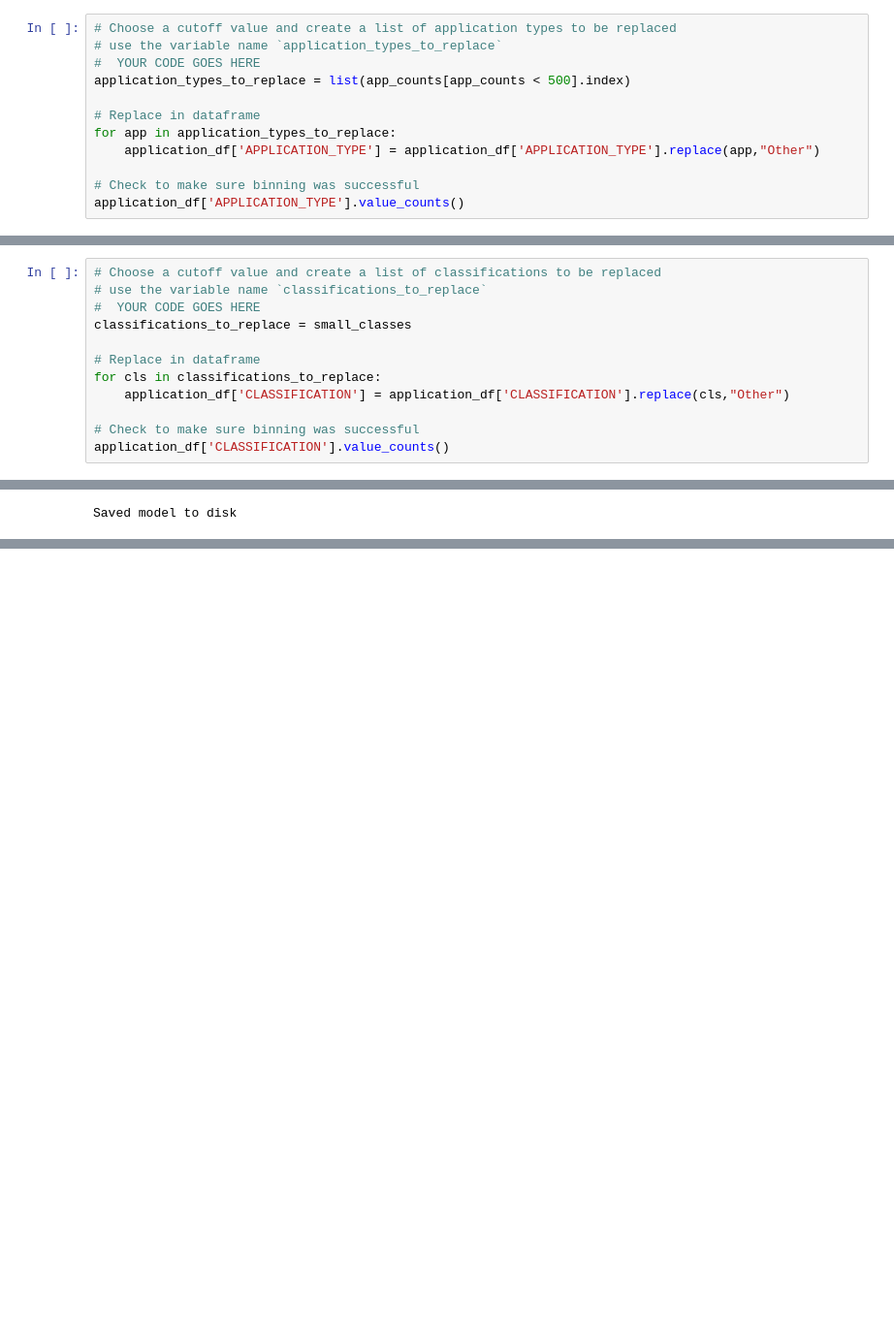
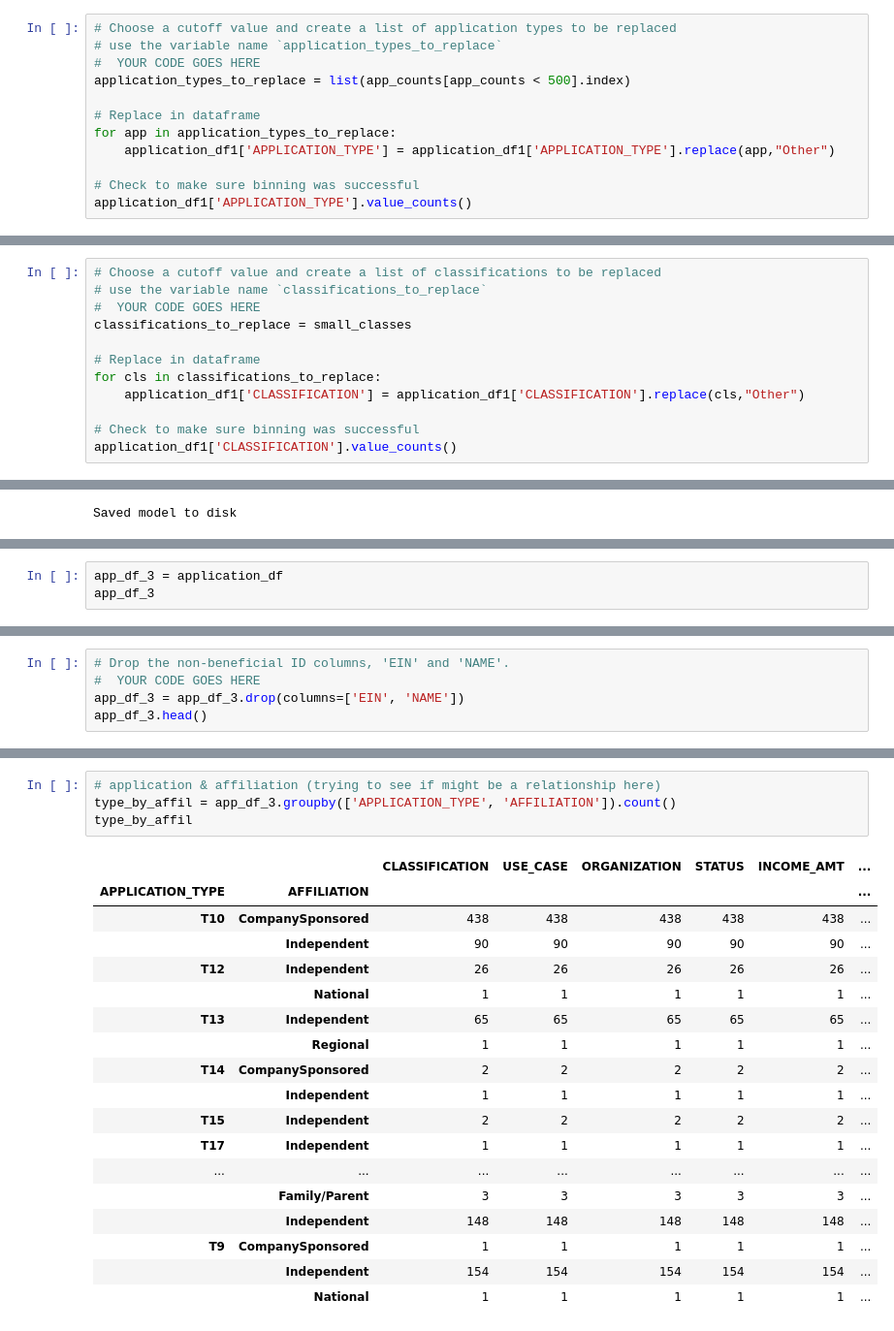
Before and after one commit to juliemcbaker/alphabet_optimization, a Jupyter notebook: AlphabetSoupCharity_Optimization.ipynb, the cells around one changed output, grey strips where cells are left out. Shown: that part at 97% size. Cells and saved outputs as stored; diff of their text form; blank space fills up the shorter version.

```diff
--- a/AlphabetSoupCharity_Optimization.ipynb
+++ b/AlphabetSoupCharity_Optimization.ipynb
@@ -91,10 +91,10 @@ application_types_to_replace = list(app_counts[app_counts < 500].index)
 
 # Replace in dataframe
 for app in application_types_to_replace:
-    application_df['APPLICATION_TYPE'] = application_df['APPLICATION_TYPE'].replace(app,"Other")
+    application_df1['APPLICATION_TYPE'] = application_df1['APPLICATION_TYPE'].replace(app,"Other")
 
 # Check to make sure binning was successful
-application_df['APPLICATION_TYPE'].value_counts()
+application_df1['APPLICATION_TYPE'].value_counts()
 # %% [output]
 T3       27037
 T4        1542
@@ -189,10 +189,10 @@ classifications_to_replace = small_classes
 
 # Replace in dataframe
 for cls in classifications_to_replace:
-    application_df['CLASSIFICATION'] = application_df['CLASSIFICATION'].replace(cls,"Other")
+    application_df1['CLASSIFICATION'] = application_df1['CLASSIFICATION'].replace(cls,"Other")
 
 # Check to make sure binning was successful
-application_df['CLASSIFICATION'].value_counts()
+application_df1['CLASSIFICATION'].value_counts()
 # %% [output]
 C1000    17326
 C2000     6074
@@ -488,0 +491,3 @@ Adding a 3rd hidden layer did not help the model
+# %%
+app_df_3 = application_df
+app_df_3
@@ -488,0 +508,5 @@ Adding a 3rd hidden layer did not help the model
+# %%
+# Drop the non-beneficial ID columns, 'EIN' and 'NAME'.
+#  YOUR CODE GOES HERE
+app_df_3 = app_df_3.drop(columns=['EIN', 'NAME'])
+app_df_3.head()
@@ -488,0 +545,23 @@ Adding a 3rd hidden layer did not help the model
+# %%
+# application & affiliation (trying to see if might be a relationship here)
+type_by_affil = app_df_3.groupby(['APPLICATION_TYPE', 'AFFILIATION']).count()
+type_by_affil
+# %% [output]
+|  |  | CLASSIFICATION | USE_CASE | ORGANIZATION | STATUS | INCOME_AMT | ... |
+| APPLICATION_TYPE | AFFILIATION |  |  |  |  |  | ... |
+| T10 | CompanySponsored | 438 | 438 | 438 | 438 | 438 | ... |
+|  | Independent | 90 | 90 | 90 | 90 | 90 | ... |
+| T12 | Independent | 26 | 26 | 26 | 26 | 26 | ... |
+|  | National | 1 | 1 | 1 | 1 | 1 | ... |
+| T13 | Independent | 65 | 65 | 65 | 65 | 65 | ... |
+|  | Regional | 1 | 1 | 1 | 1 | 1 | ... |
+| T14 | CompanySponsored | 2 | 2 | 2 | 2 | 2 | ... |
+|  | Independent | 1 | 1 | 1 | 1 | 1 | ... |
+| T15 | Independent | 2 | 2 | 2 | 2 | 2 | ... |
+| T17 | Independent | 1 | 1 | 1 | 1 | 1 | ... |
+| ... | ... | ... | ... | ... | ... | ... | ... |
+|  | Family/Parent | 3 | 3 | 3 | 3 | 3 | ... |
+|  | Independent | 148 | 148 | 148 | 148 | 148 | ... |
+| T9 | CompanySponsored | 1 | 1 | 1 | 1 | 1 | ... |
+|  | Independent | 154 | 154 | 154 | 154 | 154 | ... |
+|  | National | 1 | 1 | 1 | 1 | 1 | ... |
```
Also changed, not shown: parts of 17 cells of this notebook.
